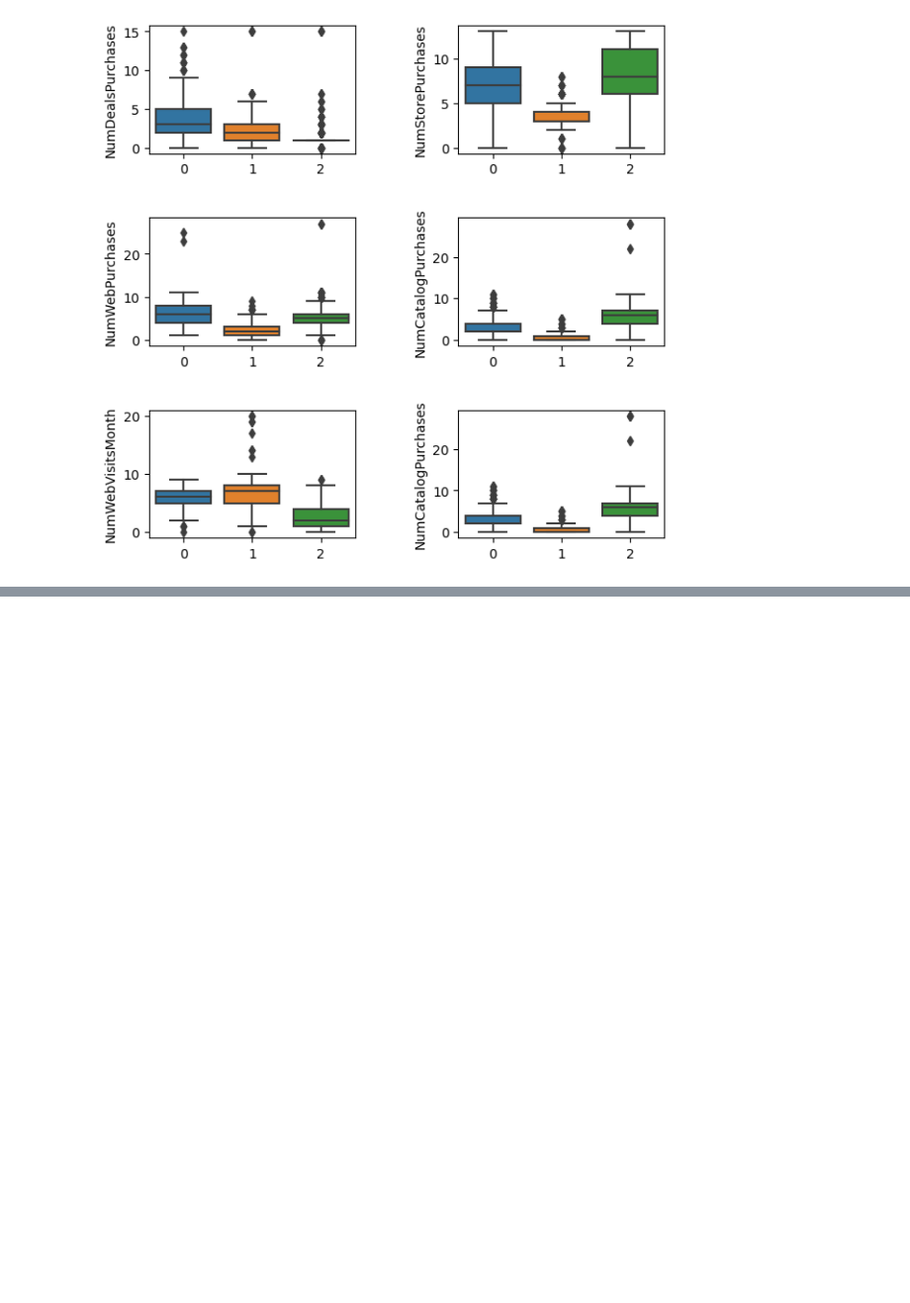
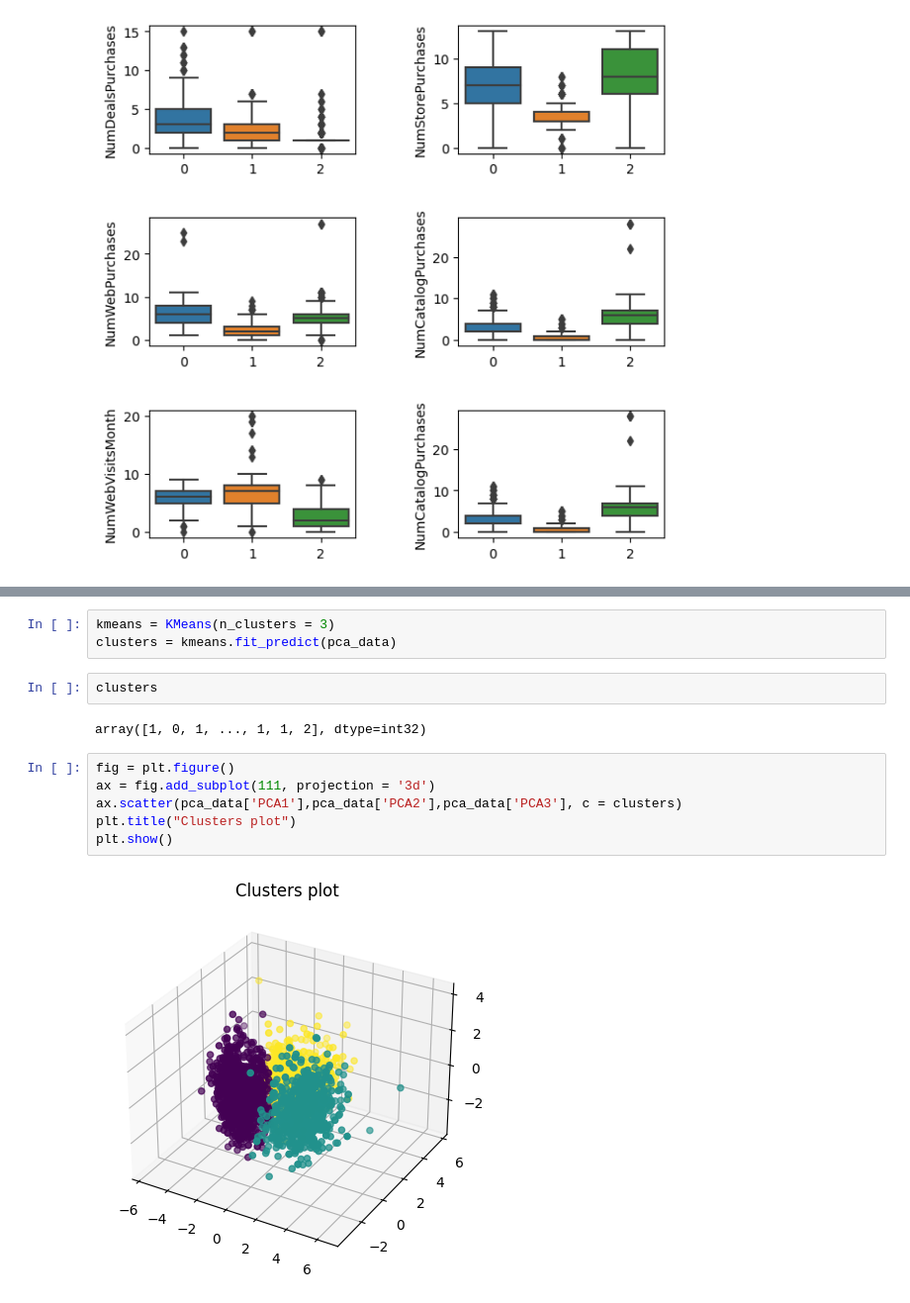
Before and after one commit to dikshaaswal/Kaggle, a Jupyter notebook: customer-personality-analysis.ipynb, the cells around one changed output, grey strips where cells are left out. Shown at 99% size. Saved outputs shown, nothing was run; the diff lists cells and outputs as text; blank space fills up the shorter version.

```diff
--- a/customer-personality-analysis.ipynb
+++ b/customer-personality-analysis.ipynb
@@ -284,0 +349,15 @@ plt.subplots_adjust(hspace=0.5)
+# %%
+kmeans = KMeans(n_clusters = 3)
+clusters = kmeans.fit_predict(pca_data)
+# %%
+clusters
+# %% [output]
+array([1, 0, 1, ..., 1, 1, 2], dtype=int32)
+# %%
+fig = plt.figure()
+ax = fig.add_subplot(111, projection = '3d')
+ax.scatter(pca_data['PCA1'],pca_data['PCA2'],pca_data['PCA3'], c = clusters)
+plt.title("Clusters plot")
+plt.show()
+# %% [output]
+[figure, added]
```
Also changed, not shown: parts of 19 cells of this notebook.
